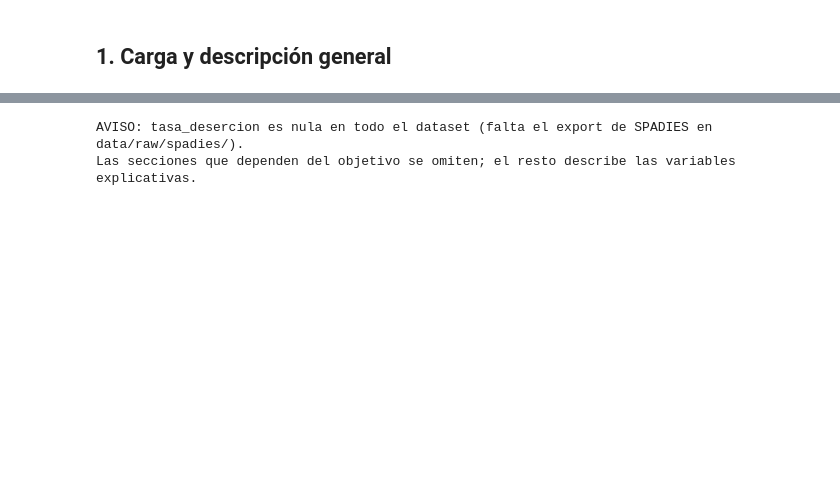
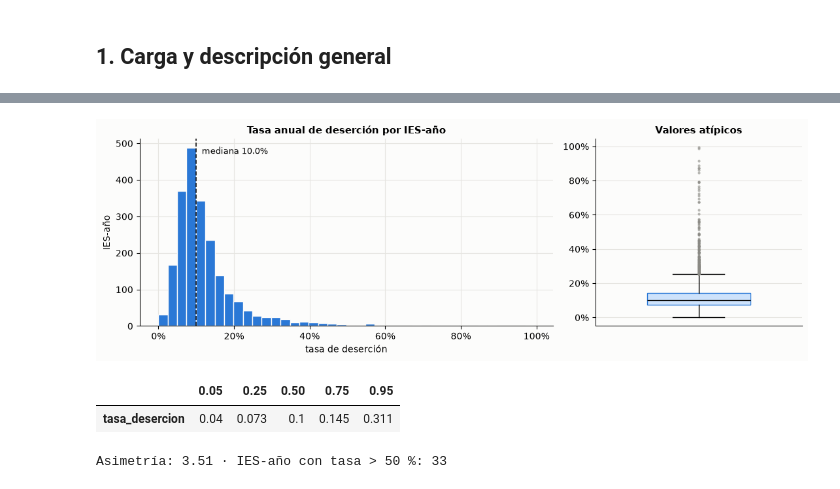
Before and after one commit to miguelmendez04/ProyectoAprendizajeAutomatico, a Jupyter notebook: notebooks/01_eda.ipynb, the cells around one changed output, grey strips where cells are left out. Cells and saved outputs as stored; diff of their text form; code cells hidden in the pictures; blank space fills up the shorter version.

```diff
--- a/notebooks/01_eda.ipynb
+++ b/notebooks/01_eda.ipynb
@@ -68,16 +102,26 @@ df.describe().T
-# %%
-# La tasa viene de SPADIES (export manual). Si aún no existe, el dataset es preliminar y la tasa es nula.
-hay_objetivo = df["tasa_desercion"].notna().any()
-if hay_objetivo:
-    fig, ax = plt.subplots(1, 2, figsize=(11, 3.5))
-    df["tasa_desercion"].plot.hist(bins=30, ax=ax[0], title="Distribución de la tasa de deserción")
-    df.groupby("anio")["tasa_desercion"].mean().plot(marker="o", ax=ax[1], title="Tasa media por año")
-    plt.tight_layout()
-    plt.show()
-    print(df["tasa_desercion"].describe())
-else:
-    print("AVISO: tasa_desercion es nula en todo el dataset (falta el export de SPADIES en data/raw/spadies/).")
-    print("Las secciones que dependen del objetivo se omiten; el resto describe las variables explicativas.")
-# %% [output]
-AVISO: tasa_desercion es nula en todo el dataset (falta el export de SPADIES en data/raw/spadies/).
-Las secciones que dependen del objetivo se omiten; el resto describe las variables explicativas.
+# %%
+fig, ejes = plt.subplots(1, 2, figsize=(11, 3.8), gridspec_kw={"width_ratios": [2, 1]})
+ejes[0].hist(df["tasa_desercion"], bins=40, color=AZUL, edgecolor="#fcfcfb", linewidth=1)
+mediana = df["tasa_desercion"].median()
+ejes[0].axvline(mediana, color="#0b0b0b", lw=1.2, ls="--")
+ejes[0].annotate(f"mediana {mediana:.1%}", (mediana, ejes[0].get_ylim()[1] * 0.92), xytext=(6, 0),
+                 textcoords="offset points", fontsize=9)
+ejes[0].set(title="Tasa anual de deserción por IES-año", xlabel="tasa de deserción", ylabel="IES-año")
+ejes[0].xaxis.set_major_formatter(lambda v, _: f"{v:.0%}")
+
+ejes[1].boxplot(df["tasa_desercion"], orientation="vertical", widths=0.5, patch_artist=True,
+                boxprops=dict(facecolor="#cde2fb", edgecolor=AZUL), medianprops=dict(color="#0b0b0b"),
+                flierprops=dict(marker="o", markersize=3, markerfacecolor=GRIS, markeredgecolor="none", alpha=0.6))
+ejes[1].set(title="Valores atípicos", xticks=[])
+ejes[1].yaxis.set_major_formatter(lambda v, _: f"{v:.0%}")
+plt.tight_layout()
+plt.show()
+
+q = df["tasa_desercion"].quantile([0.05, 0.25, 0.5, 0.75, 0.95]).round(3)
+display(q.to_frame("tasa_desercion").T)
+print(f"Asimetría: {stats.skew(df['tasa_desercion']):.2f} · IES-año con tasa > 50 %: {(df['tasa_desercion'] > 0.5).sum()}")
+# %% [output]
+[figure, added]
+|  | 0.05 | 0.25 | 0.50 | 0.75 | 0.95 |
+| tasa_desercion | 0.04 | 0.073 | 0.1 | 0.145 | 0.311 |
+Asimetría: 3.51 · IES-año con tasa > 50 %: 33
```
Also changed, not shown: parts of 34 cells of this notebook, 19 other files.
